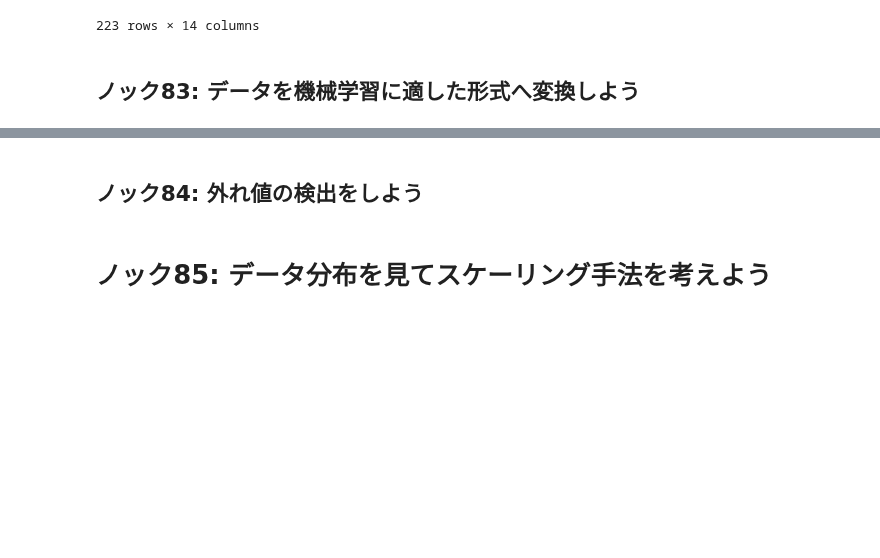
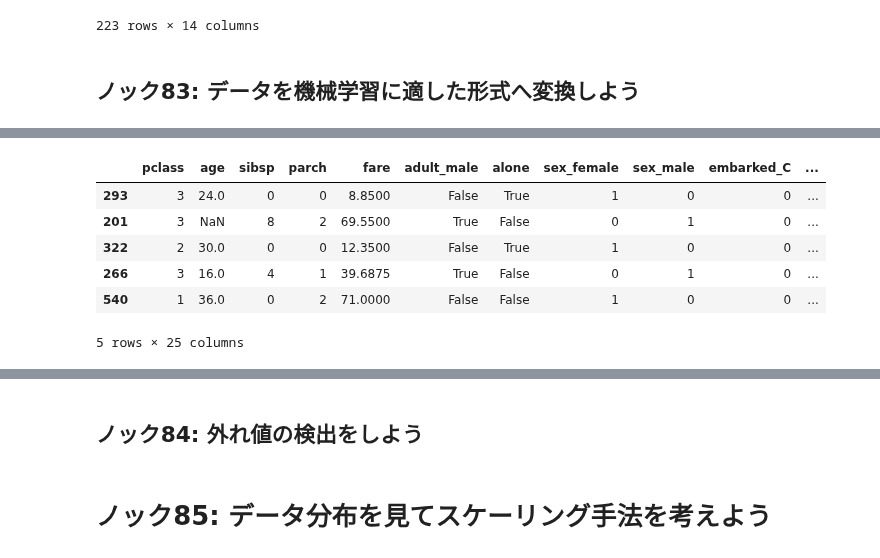
Before and after one commit to winuim/python-process-visualization-100, a Jupyter notebook: chapter-7/src/chapter-7.ipynb, the cells around one changed output, grey strips where cells are left out. Cells and saved outputs as stored; diff of their text form; code cells hidden in the pictures; blank space fills up the shorter version.

```diff
--- a/chapter-7/src/chapter-7.ipynb
+++ b/chapter-7/src/chapter-7.ipynb
@@ -88,0 +99,12 @@ test_ds
+# %%
+import pandas as pd
+one_hot_encoded = pd.get_dummies(train_ds)
+one_hot_encoded.head()
+# %% [output]
+|  | pclass | age | sibsp | parch | fare | adult_male | alone | sex_female | sex_male | embarked_C | ... |
+| 293 | 3 | 24.0 | 0 | 0 | 8.8500 | False | True | 1 | 0 | 0 | ... |
+| 201 | 3 | NaN | 8 | 2 | 69.5500 | True | False | 0 | 1 | 0 | ... |
+| 322 | 2 | 30.0 | 0 | 0 | 12.3500 | False | True | 1 | 0 | 0 | ... |
+| 266 | 3 | 16.0 | 4 | 1 | 39.6875 | True | False | 0 | 1 | 0 | ... |
+| 540 | 1 | 36.0 | 0 | 2 | 71.0000 | False | False | 1 | 0 | 0 | ... |
+5 rows × 25 columns
```
Also changed, not shown: parts of 5 cells of this notebook.
